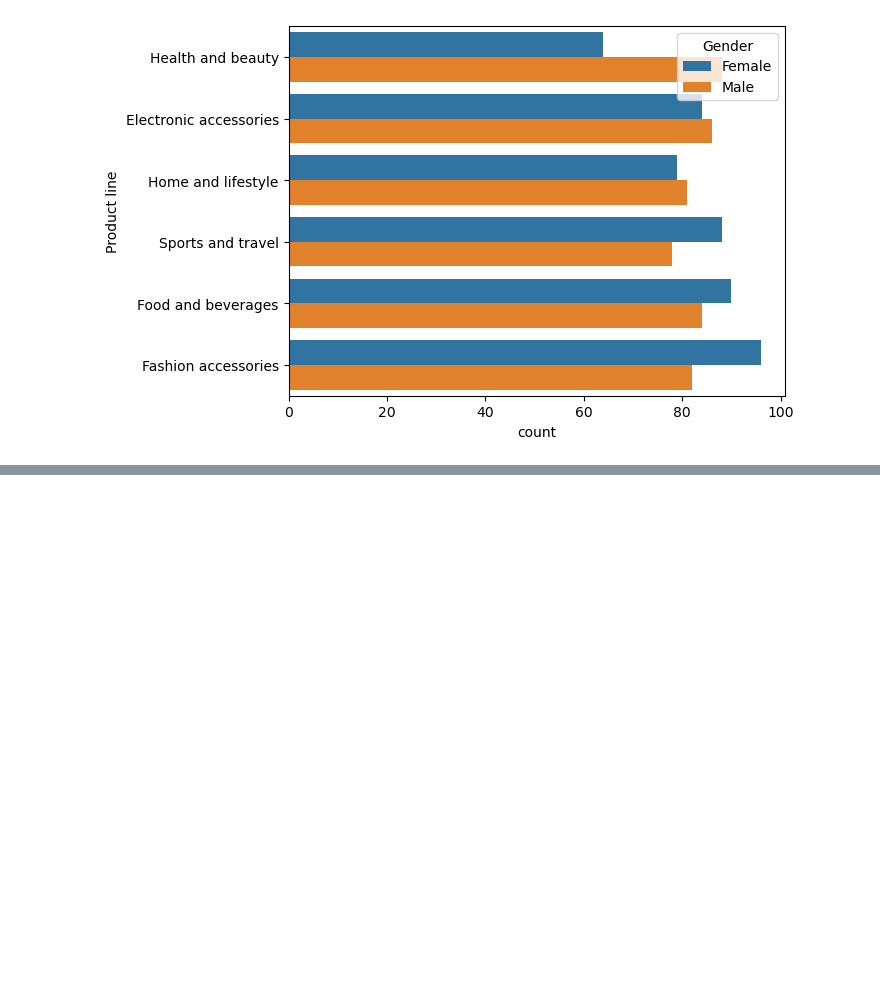
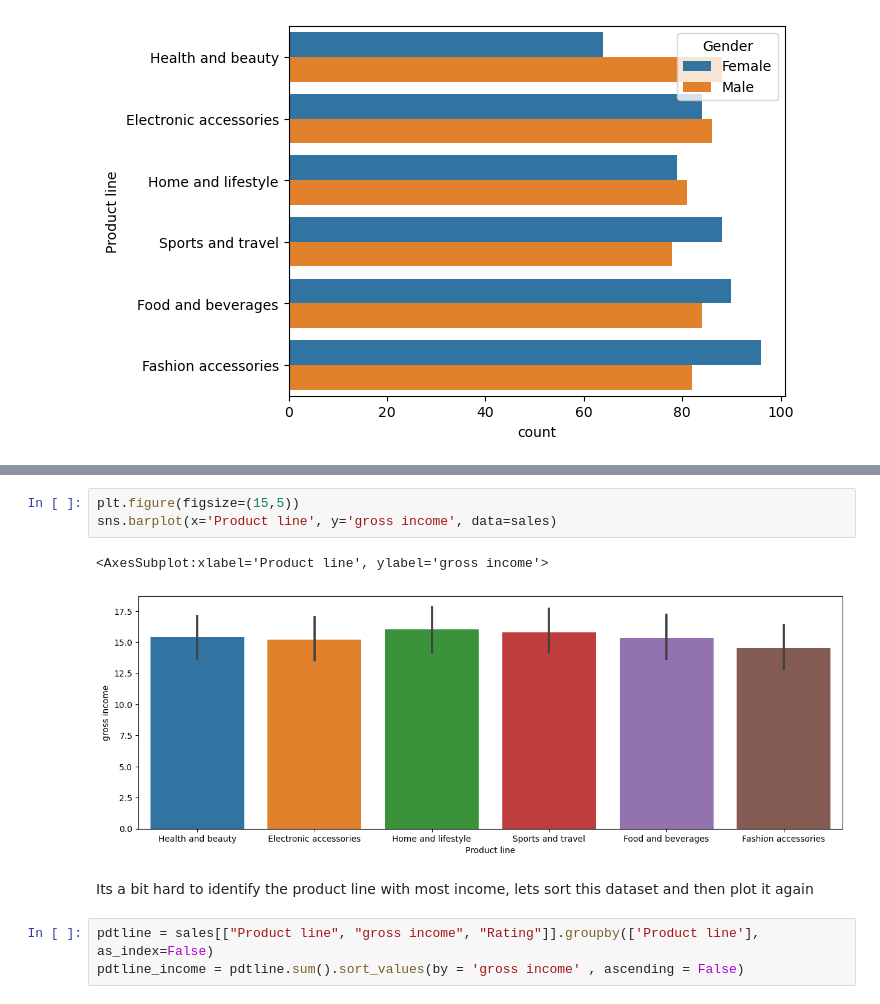
Before and after one commit to palaniappan-r/WSC-Analytics-Workshop, a Jupyter notebook: notebook.ipynb, the cells around one changed output, grey strips where cells are left out. Cells and saved outputs as stored; diff of their text form; blank space fills up the shorter version.

Commit message:
Added barplots

```diff
--- a/notebook.ipynb
+++ b/notebook.ipynb
@@ -131,0 +143,11 @@ sns.countplot(y = 'Product line' , hue = 'Gender' , data = sales)
+# %%
+plt.figure(figsize=(15,5))
+sns.barplot(x='Product line', y='gross income', data=sales)
+# %% [output]
+<AxesSubplot:xlabel='Product line', ylabel='gross income'>
+[figure, added]
+# %% [markdown]
+Its a bit hard to identify the product line with most income, lets sort this dataset and then plot it again
+# %%
+pdtline = sales[["Product line", "gross income", "Rating"]].groupby(['Product line'], as_index=False)
+pdtline_income = pdtline.sum().sort_values(by = 'gross income' , ascending = False)
```
Also changed, not shown: parts of 5 cells of this notebook.
